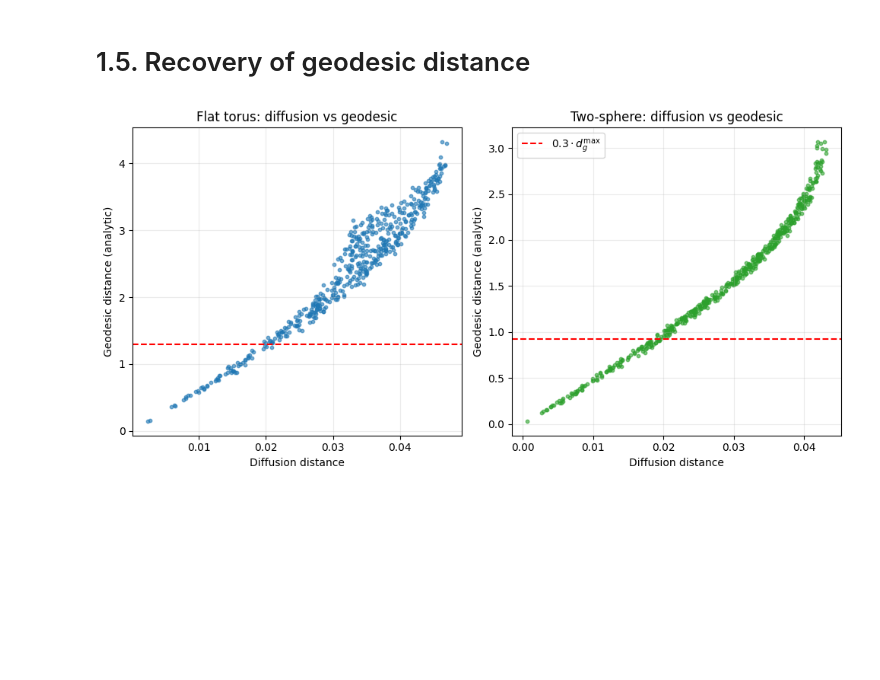
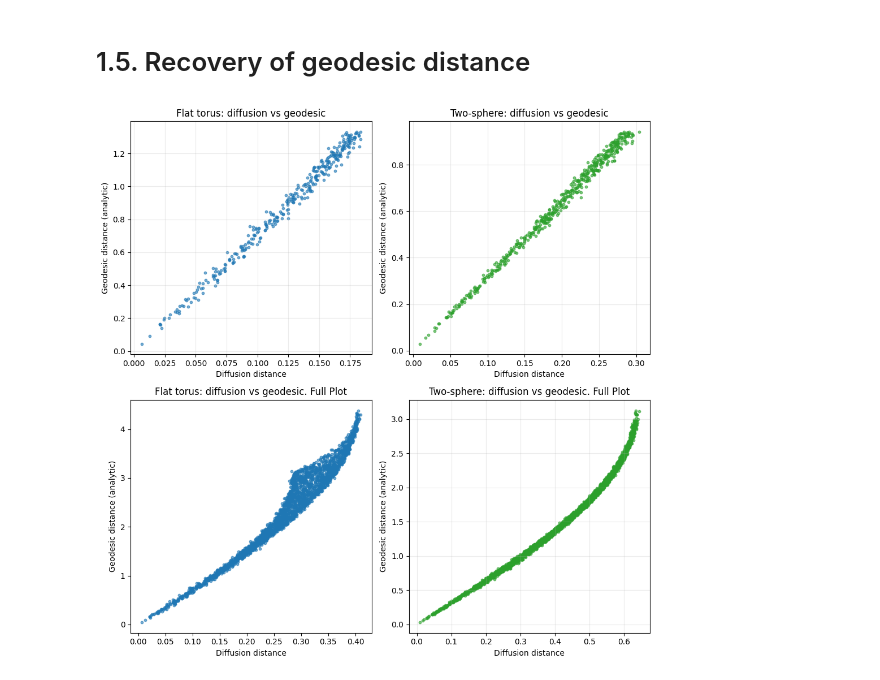
Before and after one commit to adamfowliee/JDKF_Starter, a Jupyter notebook: InitialTasks/diffusion.ipynb, the cells around one changed output. Cells and saved outputs as stored; diff of their text form; code cells hidden in the pictures; blank space fills up the shorter version.

```diff
--- a/InitialTasks/diffusion.ipynb
+++ b/InitialTasks/diffusion.ipynb
@@ -539,8 +554,22 @@ Psi_ts = embedding_real(X_ts, epsilon=EPS_TS, k=5)
 # %%
-a = np.random.choice(5000, size=500)
-b = np.random.choice(5000, size=500)
+def create_pairs(n_samples, n_pairs=500):
+    a = np.random.choice(n_samples, size=n_pairs)
+    b = np.random.choice(n_samples, size=n_pairs)
 
-pairs = np.stack((a, b), axis=1)
+    pairs = np.stack((a, b), axis=1)
+
+    # remove self-pairs
+    pairs = pairs[pairs[:, 0] != pairs[:, 1]]
+
+    # remove duplicates and reverse duplicates
+    pairs = np.sort(pairs, axis=1)
+    pairs = np.unique(pairs, axis=0)
+
+    return pairs
+
+np.random.seed(0)
+n_samples = X_torus.shape[0]
+pairs = create_pairs(n_samples, n_pairs=2500)
 # %%
 def diffusion_distance(Psi, pairs):
     '''
@@ -579,59 +608,79 @@ def analytic_dist_torus(theta, phi, pairs):
 
     return np.sqrt(dt**2 + dp**2)
 # %%
+# Extracting theta and phi from the intrinsic dimension for the flat torus
+X_torus, theta_ft, phi_ft = X_torus, I_torus[:, 0], I_torus[:, 1]
+
 # Running the embedding function for k=5 means
 # that I can investigate different values of k
 # without rerunning embedding
-k_ft = 4
-k_ts = 3
+r_ft = 4
+r_ts = 3
 
-Psi_ft_k = Psi_ft[:, :k_ft]
-Psi_ts_k = Psi_ts[:, :k_ts]
+Psi_ft_k = Psi_ft[:, :r_ft]
+Psi_ts_k = Psi_ts[:, :r_ts]
 
 # Embedding distances
 D_ft = diffusion_distance(Psi_ft_k, pairs)
 D_ts = diffusion_distance(Psi_ts_k, pairs)
 
 # Analytic geodesic distances
 d_ft = analytic_dist_torus(theta_ft, phi_ft, pairs)
-d_ts = analytic_dist_sphere(X_ts, pairs)
+d_ts = analytic_dist_sphere(X_sphere, pairs)
 
 # Maximum goedisic distance
-d_ft_max = max(d_ft)
-d_ts_max = max(d_ts)
+d_ft_max = np.pi * np.sqrt(2)
+d_ts_max = np.pi
 
 # Get rid of all points which are too far apart
 mask_ft = d_ft < 0.3*d_ft_max
 mask_ts = d_ts < 0.3*d_ts_max
 
-fig, (ax1, ax2) = plt.subplots(1,2)
-fig.set_figheight(5)
+fig, (ax1, ax2) = plt.subplots(2,2)
+fig.set_figheight(10)
 fig.set_figwidth(10)
 
 # Flat torus: scatter diffusion vs analytic geodesic (subset)
-x1 = D_ft.flatten() # D_ft[mask_ft].flatten()
-y1 = d_ft.flatten() # d_ft[mask_ft].flatten()
-ax1.scatter(x1, y1, s=10, alpha=0.6, color='tab:blue')
-ax1.axhline(0.3*d_ft_max, ls="--", color="r", label=r"$0.3 \cdot d_g^{\text{max}}$")
-ax1.set_title('Flat torus: diffusion vs geodesic')
-ax1.set_xlabel('Diffusion distance')
-ax1.set_ylabel('Geodesic distance (analytic)')
-ax1.grid(alpha=0.25)
+x1 = D_ft[mask_ft].flatten()
+y1 = d_ft[mask_ft].flatten()
+ax1[0].scatter(x1, y1, s=10, alpha=0.6, color='tab:blue')
+ax1[0].set_title('Flat torus: diffusion vs geodesic')
+ax1[0].set_xlabel('Diffusion distance')
+ax1[0].set_ylabel('Geodesic distance (analytic)')
+ax1[0].grid(alpha=0.25)
 
 
 # Two-sphere: scatter diffusion vs analytic geodesic (subset)
-x2 = D_ts.flatten() # D_ts[mask_ts].flatten()
-y2 = d_ts.flatten() # d_ts[mask_ts].flatten()
-ax2.scatter(x2, y2, s=10, alpha=0.6, color='tab:green')
-ax2.axhline(0.3*d_ts_max, ls="--", color="r", label=r"$0.3 \cdot d_g^{\text{max}}$")
-ax2.set_title('Two-sphere: diffusion vs geodesic')
-ax2.set_xlabel('Diffusion distance')
-ax2.set_ylabel('Geodesic distance (analytic)')
-ax2.grid(alpha=0.25)
+x2 = D_ts[mask_ts].flatten()
+y2 = d_ts[mask_ts].flatten()
+ax1[1].scatter(x2, y2, s=10, alpha=0.6, color='tab:green')
+ax1[1].set_title('Two-sphere: diffusion vs geodesic')
+ax1[1].set_xlabel('Diffusion distance')
+ax1[1].set_ylabel('Geodesic distance (analytic)')
+ax1[1].grid(alpha=0.25)
+
+
+### Full plot
+# Flat torus: scatter diffusion vs analytic geodesic
+x1 = D_ft.flatten()
+y1 = d_ft.flatten()
+ax2[0].scatter(x1, y1, s=10, alpha=0.6, color='tab:blue')
+ax2[0].set_title('Flat torus: diffusion vs geodesic. Full Plot')
+ax2[0].set_xlabel('Diffusion distance')
+ax2[0].set_ylabel('Geodesic distance (analytic)')
+ax1[0].grid(alpha=0.25)
+
+# Two-sphere: scatter diffusion vs analytic geodesic
+x2 = D_ts.flatten()
+y2 = d_ts.flatten()
+ax2[1].scatter(x2, y2, s=10, alpha=0.6, color='tab:green')
+ax2[1].set_title('Two-sphere: diffusion vs geodesic. Full Plot')
+ax2[1].set_xlabel('Diffusion distance')
+ax2[1].set_ylabel('Geodesic distance (analytic)')
+ax2[1].grid(alpha=0.25)
 
 fig.tight_layout()
-plt.legend()
 plt.show()
 # %% [output]
-[figure, old version]
+[figure, new version]
 # %%
```
Also changed, not shown: parts of 38 cells of this notebook.
